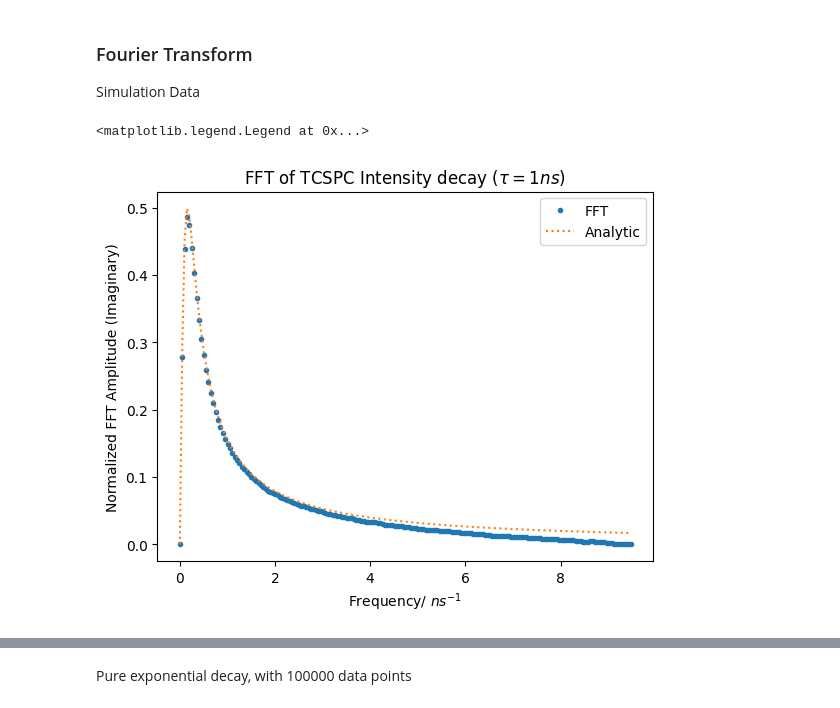
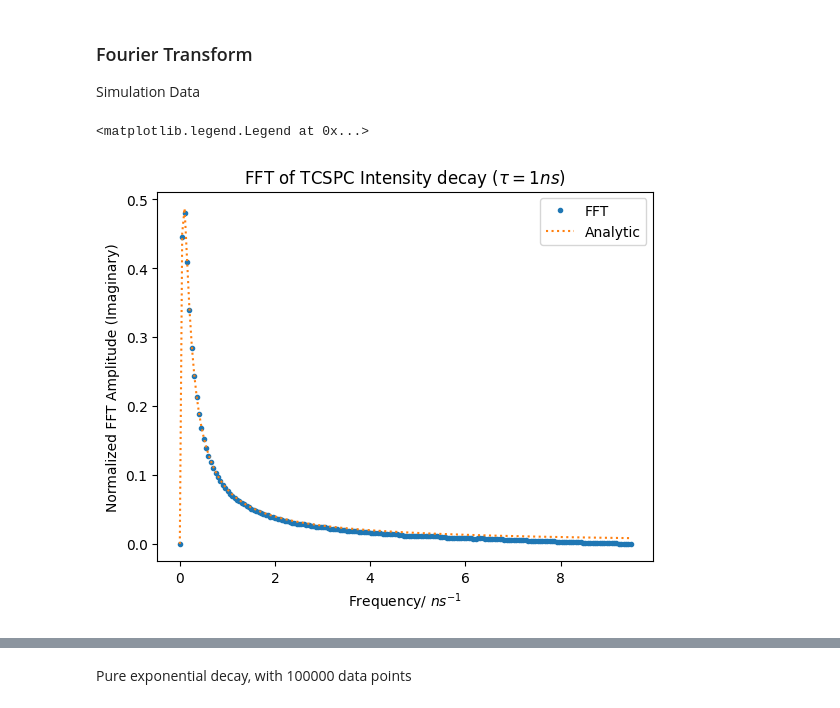
Before and after one commit to ngcnpeter/Y3_Group_Project_2B, a Jupyter notebook: TCSPC-simulation/2Bsimulation.ipynb, the cells around one changed output, grey strips where cells are left out. Drawn from its saved outputs; the diff is of its cells as text; code cells hidden in the pictures.

```diff
--- a/TCSPC-simulation/2Bsimulation.ipynb
+++ b/TCSPC-simulation/2Bsimulation.ipynb
@@ -204,0 +205,4 @@ plt.legend()
+# %%
+ker = stats.norm.pdf(bins,loc = t0, scale = irfwidth)
+for i in range(3):
+    plt.plot((np.fft.fft(mono_exp)/np.fft.fft(ker))[i])
@@ -340,21 +346,20 @@ def phasor_fft(amp,tau, run_time, irfwidth):
     return w, phasor
 # %%
 from scipy import integrate
-w, demo_phasor = phasor_fft([1],[1], run_time, irfwidth) #Fourier Transform to obtain phasor
-W,T = np.meshgrid(w,t)
+w, demo_phasor = phasor_fft([1],[2], run_time, irfwidth) #Fourier Transform to obtain phasor
 n_bin = int(len(demo_phasor)/2)
 freq = w/2/np.pi
 plt.plot(freq[:n_bin],-np.imag(demo_phasor)[:n_bin],'.',label = 'FFT')
 # plt.plot(freq[:n_bin],np.imag(np.trapz(counts*np.exp(1j*W*T),dx = 20/380,axis = 1)/np.trapz(counts,dx = 20/380)/np.fft.fft(ker)*np.sum(ker))[:n_bin],
 # label = 'FT Integral')
 # plt.plot(freq, amplitudes[0]/decay_time_constants[0]**2/((freq)**2+(1/decay_time_constants[0])**2)
 # +amplitudes[1]/decay_time_constants[1]**2/((freq)**2+(1/decay_time_constants[1])**2),'.')
-plt.plot(freq[:n_bin],(w/((w)**2+(1/tau[0])**2))[:n_bin]
+plt.plot(freq[:n_bin],(w/2/((w)**2+(1/2)**2))[:n_bin]
 ,':', label = 'Analytic')
 plt.xlabel(r'Frequency/ $ns^{-1}$')
 plt.ylabel('Normalized FFT Amplitude (Imaginary)')
 plt.title(r'FFT of TCSPC Intensity decay ($\tau = 1 ns$)')
 plt.legend()
 # %% [output]
 <matplotlib.legend.Legend at 0x...>
-[figure, old version]
+[figure, new version]
```
Also changed, not shown: parts of 5 cells of this notebook, 3 other files.
